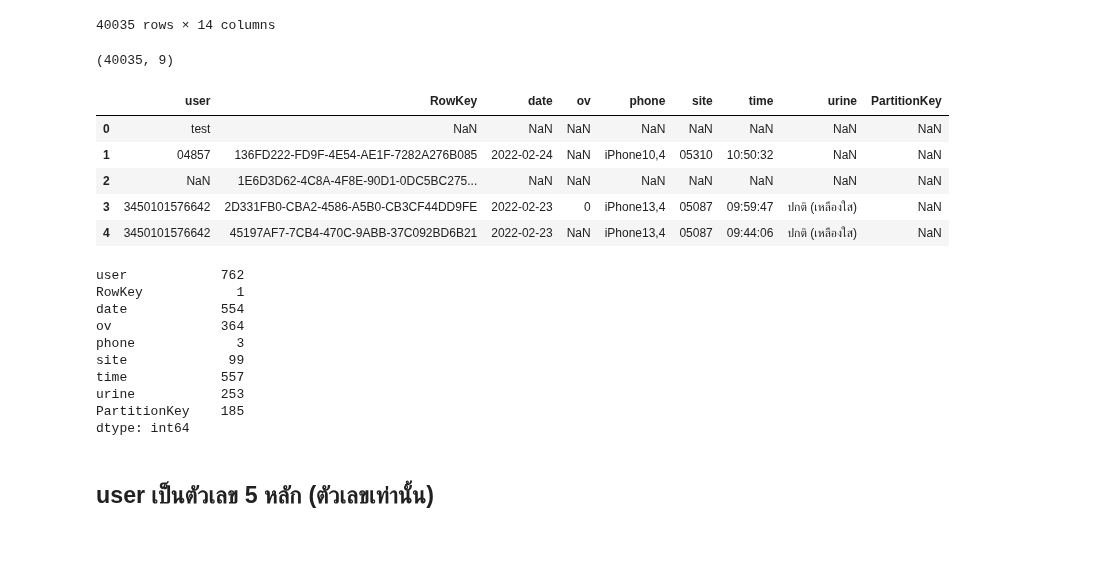
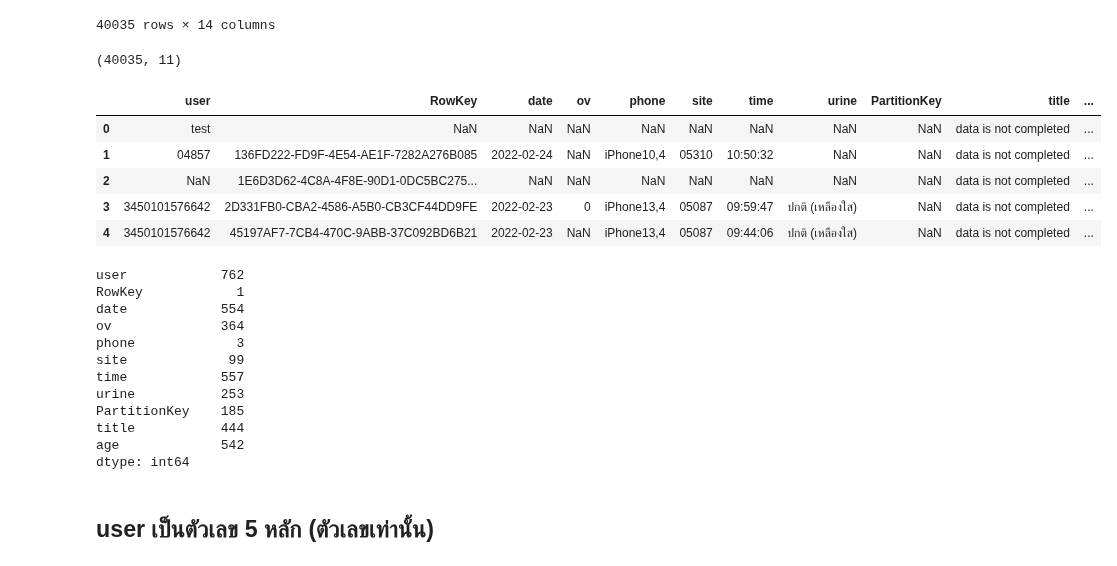
Before and after one commit to mintra-tippayaratsontorn/data_viz_2022, a Jupyter notebook: FinalExam_DataViz.ipynb, the cells around one changed output. Saved outputs shown, nothing was run; the diff lists cells and outputs as text; code cells hidden in the pictures.

```diff
--- a/FinalExam_DataViz.ipynb
+++ b/FinalExam_DataViz.ipynb
@@ -40,17 +40,17 @@ data1  # แสดงข้อมูล
 | 40034 | 40034 | NaN | zttpqogiso.png | NaN | NaN | 1 | Samsung SM-A115F | 01234 | NaN | ปกติ (เหลืองใส) | 1 | ... |
 40035 rows × 14 columns
 # %%
-data1 = data1.drop(columns=['title','age','Unnamed: 0','care','pid'])  # ทำการลบคอลัมน์ที่ไม่ต้องการออกไป
+data1 = data1.drop(columns=['Unnamed: 0','care','pid'])  # ทำการลบคอลัมน์ที่ไม่ต้องการออกไป
 print(data1.shape)
 data1.head()
 # %% [output]
-(40035, 9)
+(40035, 11)
-|  | user | RowKey | date | ov | phone | site | time | urine | PartitionKey |
-| 0 | test | NaN | NaN | NaN | NaN | NaN | NaN | NaN | NaN |
-| 1 | 04857 | 136FD222-FD9F-4E54-AE1F-7282A276B085 | 2022-02-24 | NaN | iPhone10,4 | 05310 | 10:50:32 | NaN | NaN |
-| 2 | NaN | 1E6D3D62-4C8A-4F8E-90D1-0DC5BC275... | NaN | NaN | NaN | NaN | NaN | NaN | NaN |
-| 3 | 3450101576642 | 2D331FB0-CBA2-4586-A5B0-CB3CF44DD9FE | 2022-02-23 | 0 | iPhone13,4 | 05087 | 09:59:47 | ปกติ (เหลืองใส) | NaN |
-| 4 | 3450101576642 | 45197AF7-7CB4-470C-9ABB-37C092BD6B21 | 2022-02-23 | NaN | iPhone13,4 | 05087 | 09:44:06 | ปกติ (เหลืองใส) | NaN |
+|  | user | RowKey | date | ov | phone | site | time | urine | PartitionKey | title | ... |
+| 0 | test | NaN | NaN | NaN | NaN | NaN | NaN | NaN | NaN | data is not completed | ... |
+| 1 | 04857 | 136FD222-FD9F-4E54-AE1F-7282A276B085 | 2022-02-24 | NaN | iPhone10,4 | 05310 | 10:50:32 | NaN | NaN | data is not completed | ... |
+| 2 | NaN | 1E6D3D62-4C8A-4F8E-90D1-0DC5BC275... | NaN | NaN | NaN | NaN | NaN | NaN | NaN | data is not completed | ... |
+| 3 | 3450101576642 | 2D331FB0-CBA2-4586-A5B0-CB3CF44DD9FE | 2022-02-23 | 0 | iPhone13,4 | 05087 | 09:59:47 | ปกติ (เหลืองใส) | NaN | data is not completed | ... |
+| 4 | 3450101576642 | 45197AF7-7CB4-470C-9ABB-37C092BD6B21 | 2022-02-23 | NaN | iPhone13,4 | 05087 | 09:44:06 | ปกติ (เหลืองใส) | NaN | data is not completed | ... |
 # %%
 data1.isnull().sum()
 # %% [output]
@@ -63,6 +63,8 @@ site             99
 time            557
 urine           253
 PartitionKey    185
+title           444
+age             542
 dtype: int64
 # %% [markdown]
 ## user เป็นตัวเลข 5 หลัก (ตัวเลขเท่านั้น)
```
Also changed, not shown: parts of 63 cells of this notebook.
